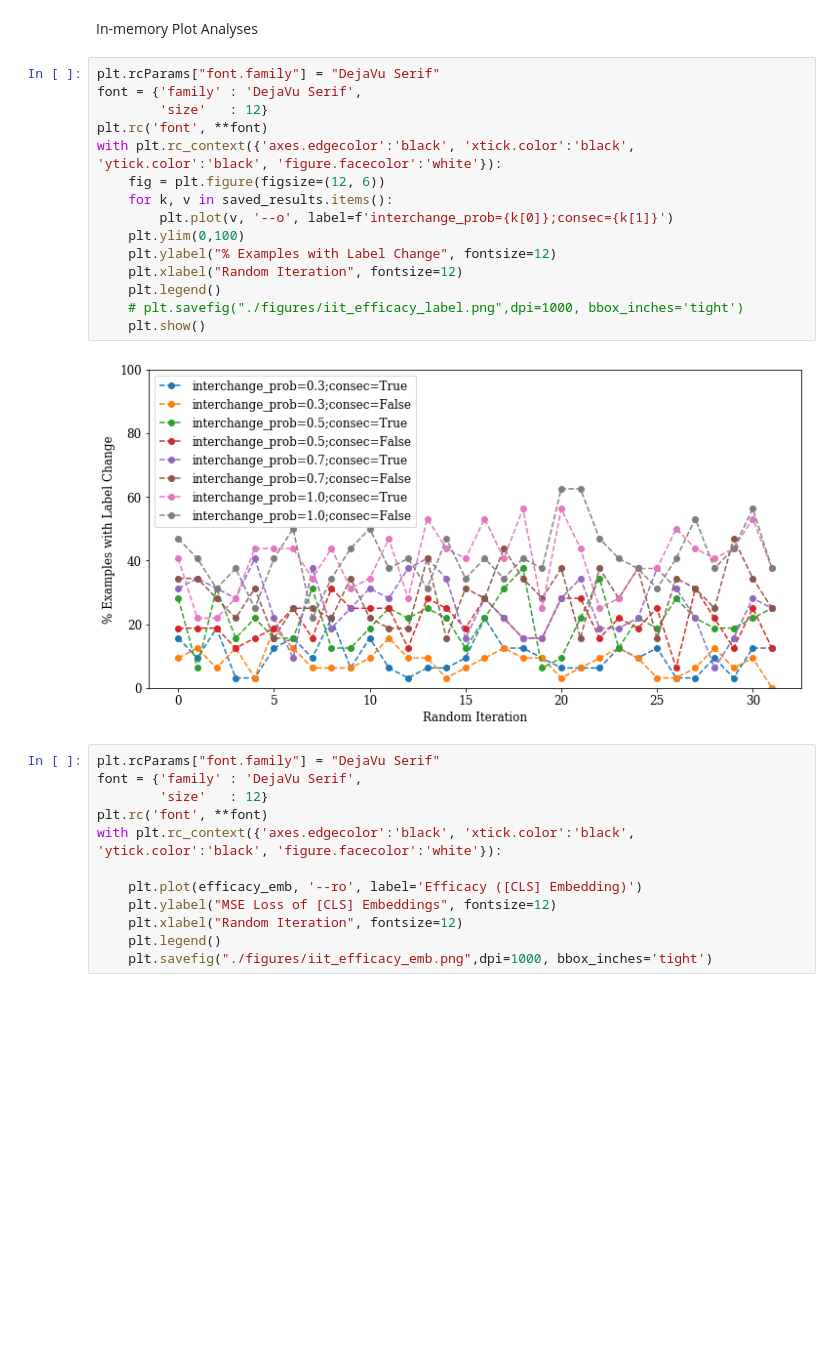
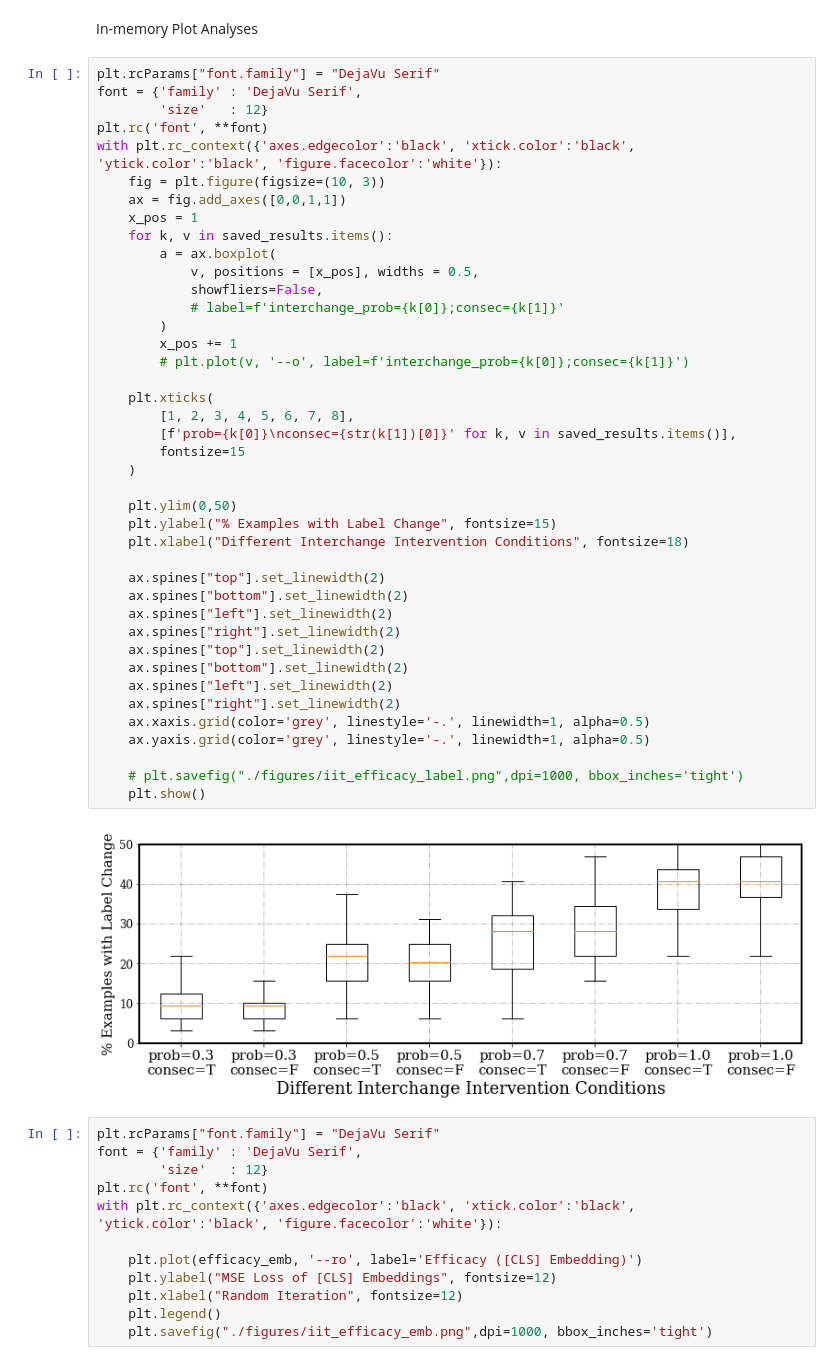
Before and after one commit to frankaging/Causal-Distill-XXS, a Jupyter notebook: Distillation-Effects.ipynb, the cells around one changed output. Saved outputs shown, nothing was run; the diff lists cells and outputs as text; blank space fills up the shorter version.

```diff
--- a/Distillation-Effects.ipynb
+++ b/Distillation-Effects.ipynb
@@ -289,20 +289,46 @@ In-memory Plot Analyses
 # %%
 plt.rcParams["font.family"] = "DejaVu Serif"
 font = {'family' : 'DejaVu Serif',
         'size'   : 12}
 plt.rc('font', **font)
 with plt.rc_context({'axes.edgecolor':'black', 'xtick.color':'black', 'ytick.color':'black', 'figure.facecolor':'white'}):
-    fig = plt.figure(figsize=(12, 6))
+    fig = plt.figure(figsize=(10, 3))
+    ax = fig.add_axes([0,0,1,1])
+    x_pos = 1
     for k, v in saved_results.items():
-        plt.plot(v, '--o', label=f'interchange_prob={k[0]};consec={k[1]}')
-    plt.ylim(0,100)
-    plt.ylabel("% Examples with Label Change", fontsize=12)
-    plt.xlabel("Random Iteration", fontsize=12)
-    plt.legend()
+        a = ax.boxplot(
+            v, positions = [x_pos], widths = 0.5,
+            showfliers=False,
+            # label=f'interchange_prob={k[0]};consec={k[1]}'
+        )
+        x_pos += 1
+        # plt.plot(v, '--o', label=f'interchange_prob={k[0]};consec={k[1]}')
+
+    plt.xticks(
+        [1, 2, 3, 4, 5, 6, 7, 8],
+        [f'prob={k[0]}\nconsec={str(k[1])[0]}' for k, v in saved_results.items()],
+        fontsize=15
+    )
+
+    plt.ylim(0,50)
+    plt.ylabel("% Examples with Label Change", fontsize=15)
+    plt.xlabel("Different Interchange Intervention Conditions", fontsize=18)
+
+    ax.spines["top"].set_linewidth(2)
+    ax.spines["bottom"].set_linewidth(2)
+    ax.spines["left"].set_linewidth(2)
+    ax.spines["right"].set_linewidth(2)
+    ax.spines["top"].set_linewidth(2)
+    ax.spines["bottom"].set_linewidth(2)
+    ax.spines["left"].set_linewidth(2)
+    ax.spines["right"].set_linewidth(2)
+    ax.xaxis.grid(color='grey', linestyle='-.', linewidth=1, alpha=0.5)
+    ax.yaxis.grid(color='grey', linestyle='-.', linewidth=1, alpha=0.5)
+
     # plt.savefig("./figures/iit_efficacy_label.png",dpi=1000, bbox_inches='tight')
     plt.show()
 # %% [output]
-[figure, old version]
+[figure, new version]
 # %%
 plt.rcParams["font.family"] = "DejaVu Serif"
 font = {'family' : 'DejaVu Serif',
```
